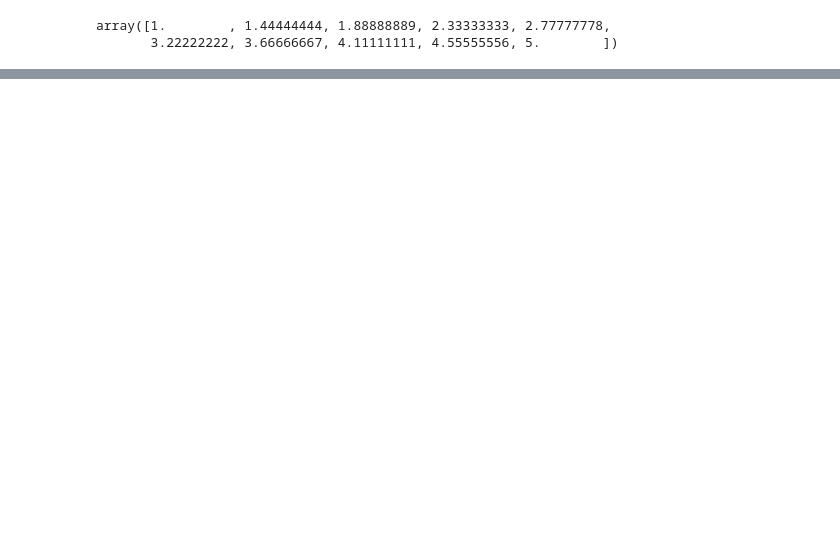
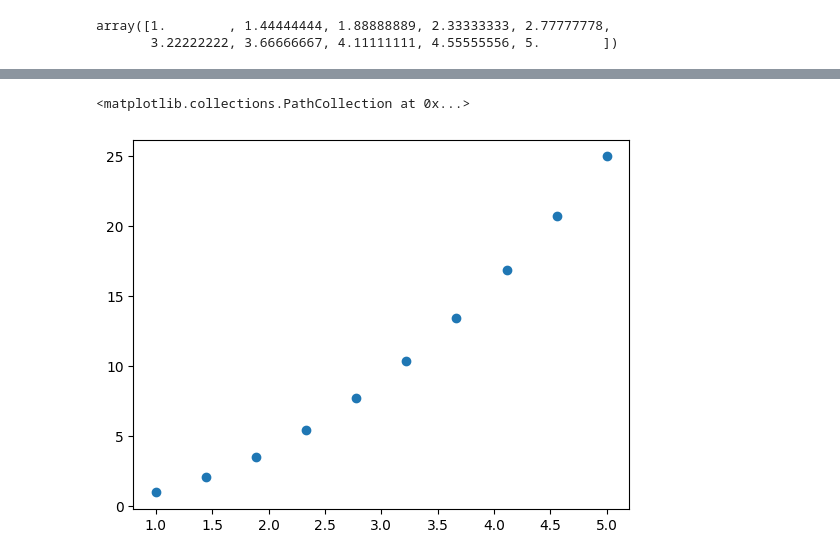
Before and after one commit to vivekCreates/Matplotlib, a Jupyter notebook: basic.ipynb, the cells around one changed output, grey strips where cells are left out. Saved outputs shown, nothing was run; the diff lists cells and outputs as text; code cells hidden in the pictures; blank space fills up the shorter version.

```diff
--- a/basic.ipynb
+++ b/basic.ipynb
@@ -22,0 +42,5 @@ p
+# %%
+plt.scatter(x,y)
+# %% [output]
+<matplotlib.collections.PathCollection at 0x...>
+[figure, added]
```
Also changed, not shown: parts of 17 cells of this notebook, 2 other files.
